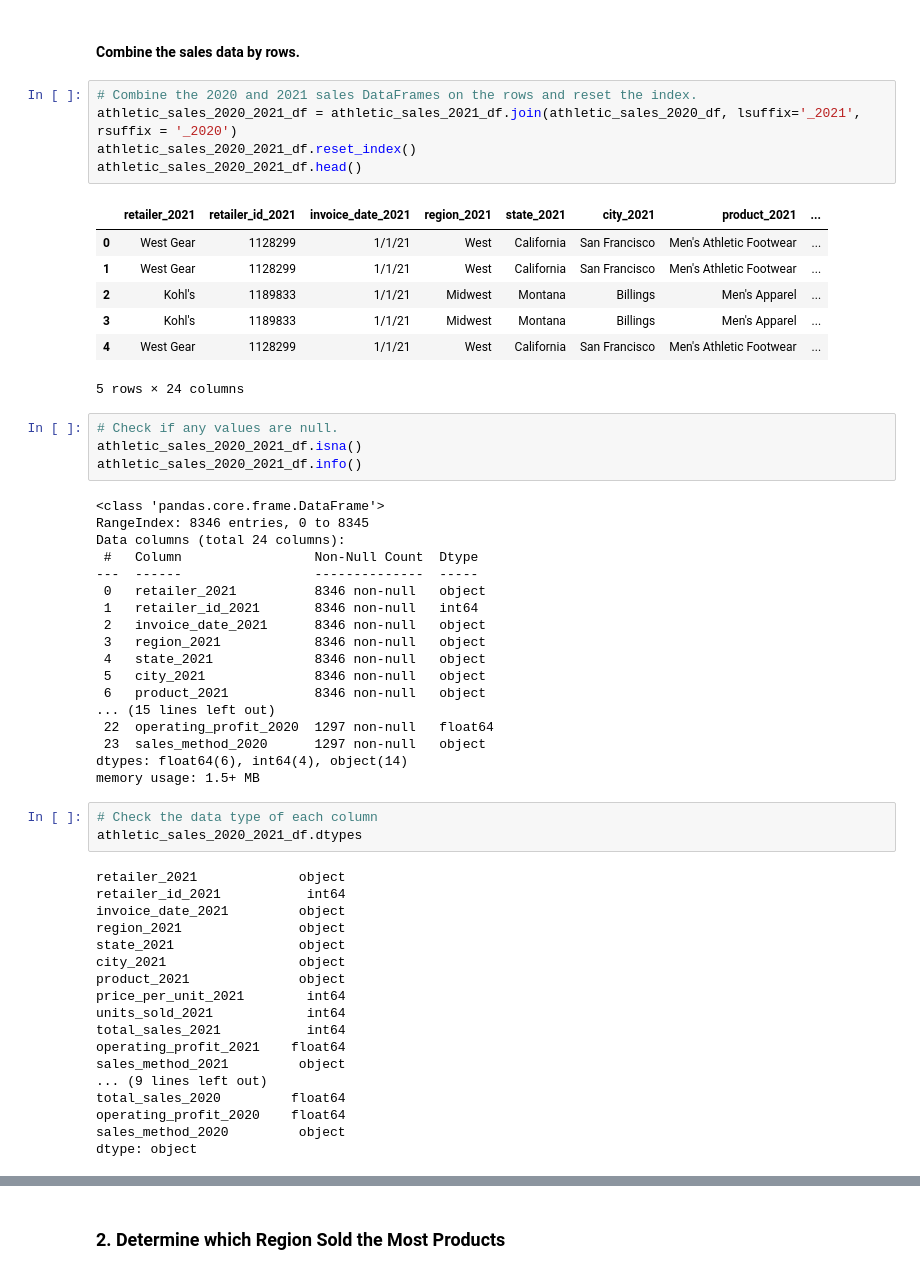
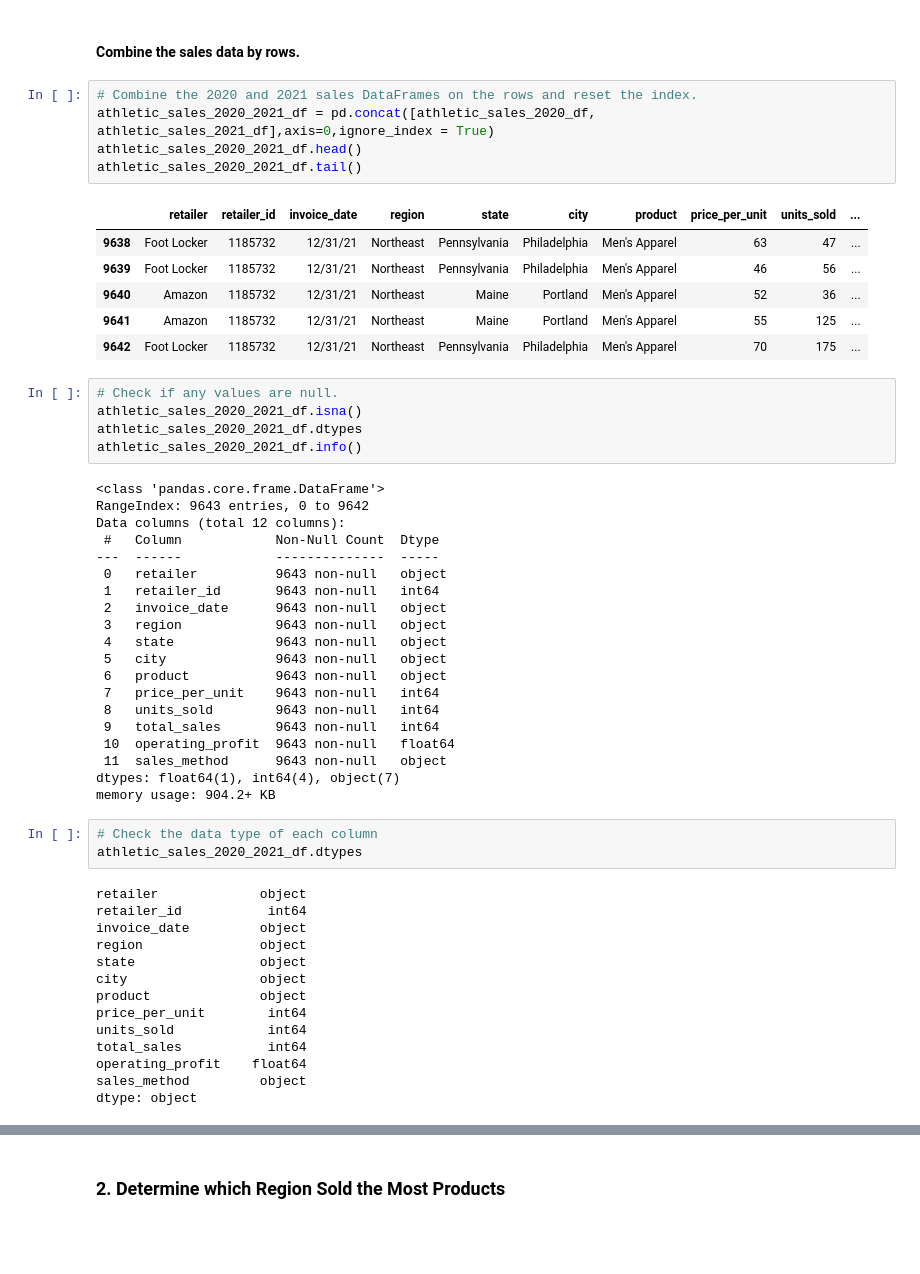
Before and after one commit to skfotedar/athletic_sales_analysis, a Jupyter notebook: M5_Starter_Code/athletic_sales_analysis_starter_code.ipynb, the cells around one changed output, grey strips where cells are left out. Saved outputs shown, nothing was run; the diff lists cells and outputs as text; blank space fills up the shorter version.

```diff
--- a/M5_Starter_Code/athletic_sales_analysis_starter_code.ipynb
+++ b/M5_Starter_Code/athletic_sales_analysis_starter_code.ipynb
@@ -95,59 +95,57 @@ dtype: object
 #### Combine the sales data by rows.
 # %%
 # Combine the 2020 and 2021 sales DataFrames on the rows and reset the index.
-athletic_sales_2020_2021_df = athletic_sales_2021_df.join(athletic_sales_2020_df, lsuffix='_2021', rsuffix = '_2020')
-athletic_sales_2020_2021_df.reset_index()
+athletic_sales_2020_2021_df = pd.concat([athletic_sales_2020_df, athletic_sales_2021_df],axis=0,ignore_index = True)
 athletic_sales_2020_2021_df.head()
+athletic_sales_2020_2021_df.tail()
 # %% [output]
-|  | retailer_2021 | retailer_id_2021 | invoice_date_2021 | region_2021 | state_2021 | city_2021 | product_2021 | ... |
-| 0 | West Gear | 1128299 | 1/1/21 | West | California | San Francisco | Men's Athletic Footwear | ... |
-| 1 | West Gear | 1128299 | 1/1/21 | West | California | San Francisco | Men's Athletic Footwear | ... |
-| 2 | Kohl's | 1189833 | 1/1/21 | Midwest | Montana | Billings | Men's Apparel | ... |
-| 3 | Kohl's | 1189833 | 1/1/21 | Midwest | Montana | Billings | Men's Apparel | ... |
-| 4 | West Gear | 1128299 | 1/1/21 | West | California | San Francisco | Men's Athletic Footwear | ... |
+|  | retailer | retailer_id | invoice_date | region | state | city | product | price_per_unit | units_sold | ... |
+| 9638 | Foot Locker | 1185732 | 12/31/21 | Northeast | Pennsylvania | Philadelphia | Men's Apparel | 63 | 47 | ... |
+| 9639 | Foot Locker | 1185732 | 12/31/21 | Northeast | Pennsylvania | Philadelphia | Men's Apparel | 46 | 56 | ... |
+| 9640 | Amazon | 1185732 | 12/31/21 | Northeast | Maine | Portland | Men's Apparel | 52 | 36 | ... |
+| 9641 | Amazon | 1185732 | 12/31/21 | Northeast | Maine | Portland | Men's Apparel | 55 | 125 | ... |
+| 9642 | Foot Locker | 1185732 | 12/31/21 | Northeast | Pennsylvania | Philadelphia | Men's Apparel | 70 | 175 | ... |
-5 rows × 24 columns
 # %%
 # Check if any values are null.
 athletic_sales_2020_2021_df.isna()
+athletic_sales_2020_2021_df.dtypes
 athletic_sales_2020_2021_df.info()
 # %% [output]
 <class 'pandas.core.frame.DataFrame'>
-RangeIndex: 8346 entries, 0 to 8345
-Data columns (total 24 columns):
- #   Column                 Non-Null Count  Dtype
----  ------                 --------------  -----
- 0   retailer_2021          8346 non-null   object
- 1   retailer_id_2021       8346 non-null   int64
- 2   invoice_date_2021      8346 non-null   object
- 3   region_2021            8346 non-null   object
- 4   state_2021             8346 non-null   object
- 5   city_2021              8346 non-null   object
- 6   product_2021           8346 non-null   object
-... (15 lines left out)
- 22  operating_profit_2020  1297 non-null   float64
- 23  sales_method_2020      1297 non-null   object
-dtypes: float64(6), int64(4), object(14)
-memory usage: 1.5+ MB
+RangeIndex: 9643 entries, 0 to 9642
+Data columns (total 12 columns):
+ #   Column            Non-Null Count  Dtype
+---  ------            --------------  -----
+ 0   retailer          9643 non-null   object
+ 1   retailer_id       9643 non-null   int64
+ 2   invoice_date      9643 non-null   object
+ 3   region            9643 non-null   object
+ 4   state             9643 non-null   object
+ 5   city              9643 non-null   object
+ 6   product           9643 non-null   object
+ 7   price_per_unit    9643 non-null   int64
+ 8   units_sold        9643 non-null   int64
+ 9   total_sales       9643 non-null   int64
+ 10  operating_profit  9643 non-null   float64
+ 11  sales_method      9643 non-null   object
+dtypes: float64(1), int64(4), object(7)
+memory usage: 904.2+ KB
 # %%
 # Check the data type of each column
 athletic_sales_2020_2021_df.dtypes
 # %% [output]
-retailer_2021             object
-retailer_id_2021           int64
-invoice_date_2021         object
-region_2021               object
-state_2021                object
-city_2021                 object
-product_2021              object
-price_per_unit_2021        int64
-units_sold_2021            int64
-total_sales_2021           int64
-operating_profit_2021    float64
-sales_method_2021         object
-... (9 lines left out)
-total_sales_2020         float64
-operating_profit_2020    float64
-sales_method_2020         object
+retailer             object
+retailer_id           int64
+invoice_date         object
+region               object
+state                object
+city                 object
+product              object
+price_per_unit        int64
+units_sold            int64
+total_sales           int64
+operating_profit    float64
+sales_method         object
 dtype: object
 # %%
 # Convert the "invoice_date" to a datetime datatype
```
Also changed, not shown: parts of 14 cells of this notebook.
